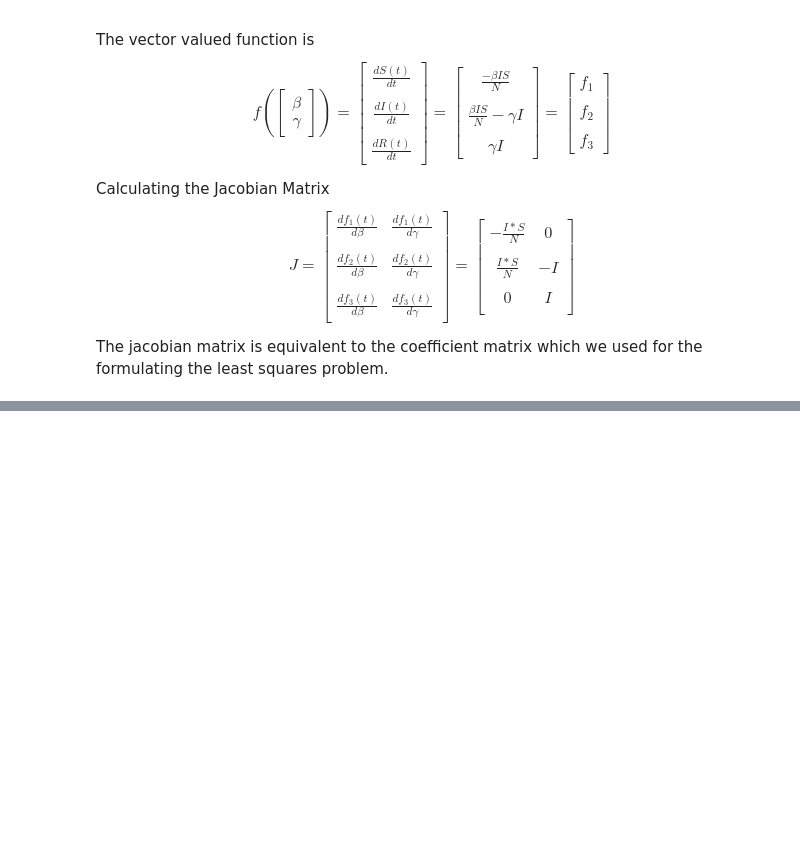
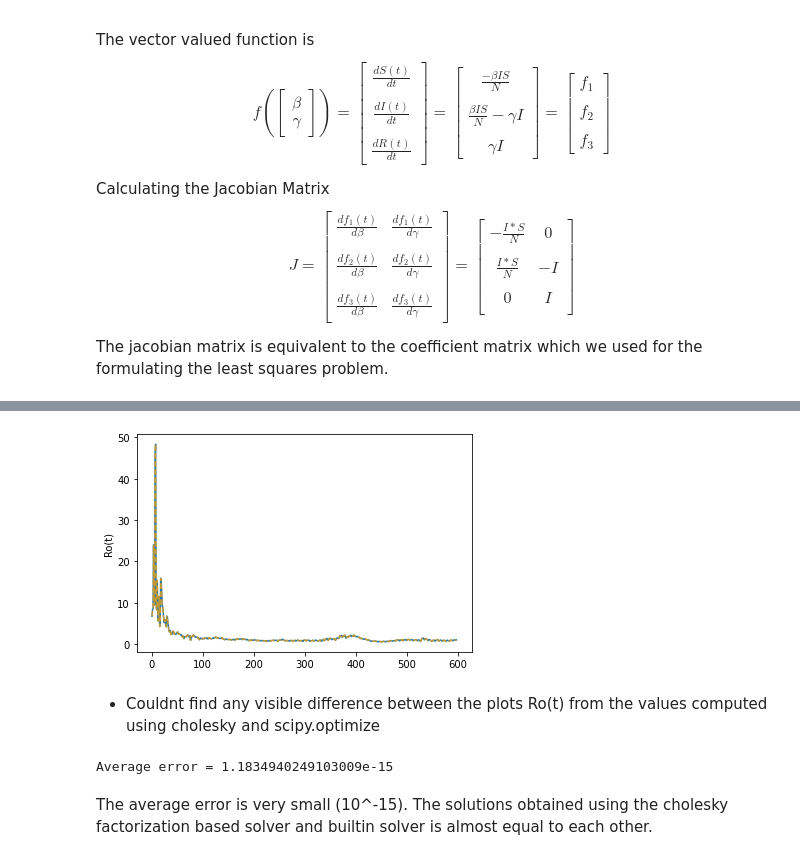
Before and after one commit to JACOBIN-SCTCS/Numerical-Optimization, a Jupyter notebook: Assignment1/Assignment1.ipynb, the cells around one changed output, grey strips where cells are left out. Cells and saved outputs as stored; diff of their text form; code cells hidden in the pictures; blank space fills up the shorter version.

```diff
--- a/Assignment1/Assignment1.ipynb
+++ b/Assignment1/Assignment1.ipynb
@@ -192,0 +320,22 @@ The jacobian matrix is equivalent to the coefficient matrix which we used for th
+# %%
+# Overlaying the plots on one another
+plt.ylabel('Ro(t)')
+plt.plot(indices,plot_points)
+plt.plot(indices,scipy_solutions,'--',color = 'orange',alpha=0.7)
+plt.show()
+# %% [output]
+[figure, added]
+# %% [markdown]
+- Couldnt find any visible difference between the plots Ro(t) from the values computed using cholesky and scipy.optimize
+# %%
+# Check if Ro(t) computed from cholesky and scipy are the same
+# Computing the absolute difference between the two summing and averaging up
+error = 0.0
+for i in range(len(indices)):
+    error += np.abs(scipy_solutions[i] - plot_points[i] )
+    #print(str(scipy_solutions[i]) + "    ;;;; " + str(plot_points[i]) + ",,,," + str(scipy_sol_error[i]))
+print("Average error = " + str(error/len(indices)))
+# %% [output]
+Average error = 1.1834940249103009e-15
+# %% [markdown]
+The average error is very small (10^-15). The solutions obtained using the cholesky factorization based solver and builtin solver is almost equal to each other.
```
Also changed, not shown: parts of 8 cells of this notebook.
